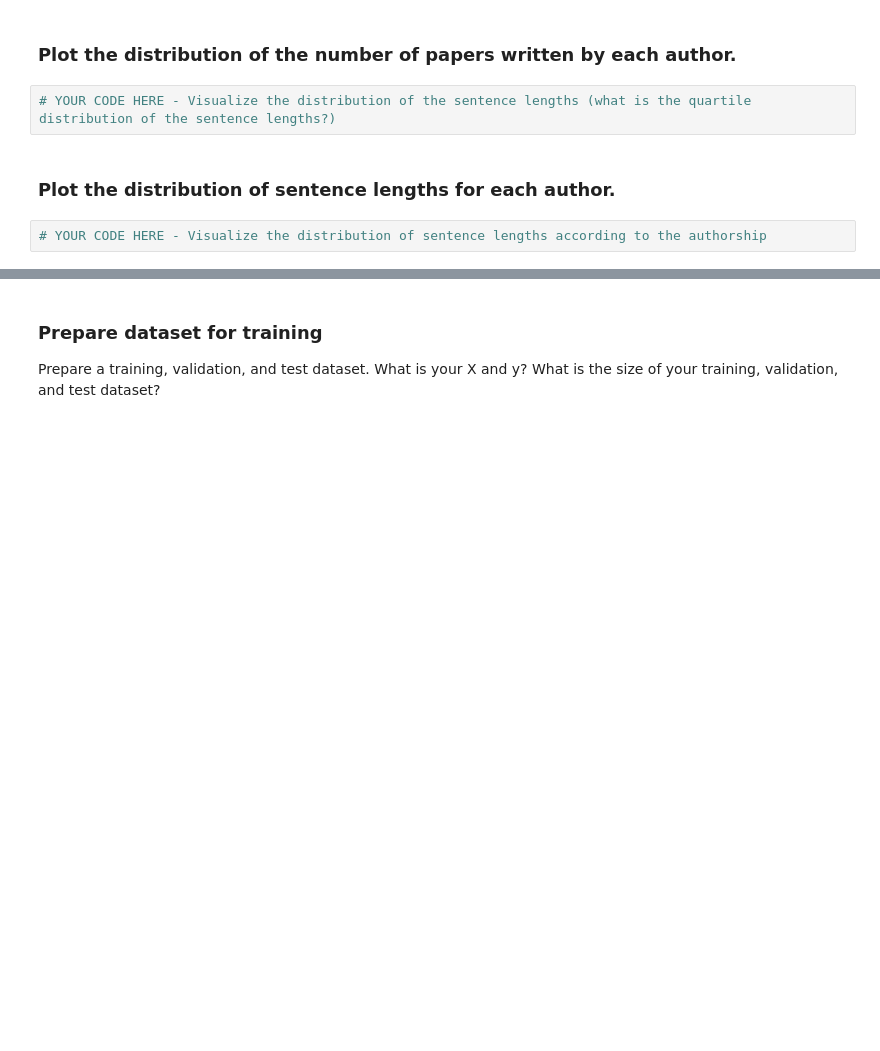
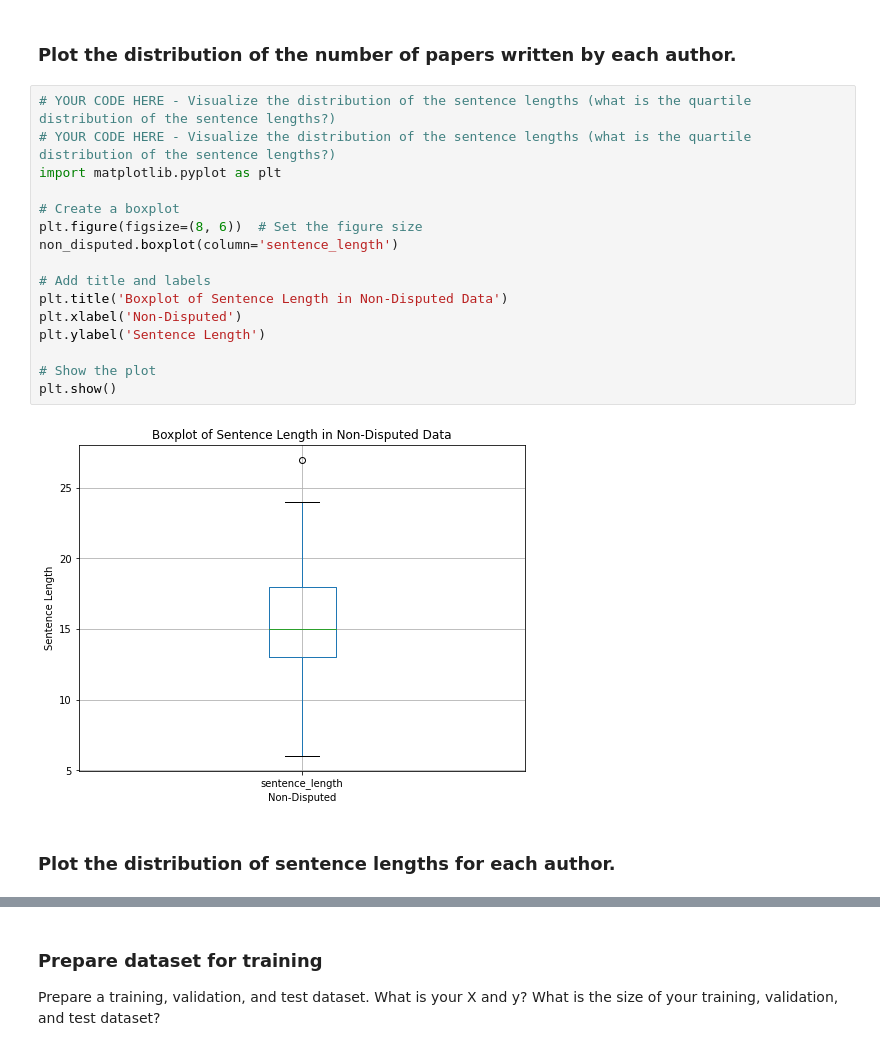
Before and after one commit to rija-masroor/DATA340_Project2, a Jupyter notebook: 02_Author_Prediction_RNN_Model.ipynb, the cells around one changed output, grey strips where cells are left out. Drawn from its saved outputs; the diff is of its cells as text; blank space fills up the shorter version.

Commit message:
visualizations

```diff
--- a/02_Author_Prediction_RNN_Model.ipynb
+++ b/02_Author_Prediction_RNN_Model.ipynb
@@ -174,9 +174,23 @@ disputed = authorship[authorship['target'] == 'dispt']
 non_disputed = authorship[authorship['target'] != 'dispt']
 # %% [markdown]
 ### Plot the distribution of the number of papers written by each author.
-# %%
-# YOUR CODE HERE - Visualize the distribution of the sentence lengths (what is the quartile distribution of the sentence lengths?)
+# %%
+# YOUR CODE HERE - Visualize the distribution of the sentence lengths (what is the quartile distribution of the sentence lengths?)
+# YOUR CODE HERE - Visualize the distribution of the sentence lengths (what is the quartile distribution of the sentence lengths?)
+import matplotlib.pyplot as plt
+
+# Create a boxplot
+plt.figure(figsize=(8, 6))  # Set the figure size
+non_disputed.boxplot(column='sentence_length')
+
+# Add title and labels
+plt.title('Boxplot of Sentence Length in Non-Disputed Data')
+plt.xlabel('Non-Disputed')
+plt.ylabel('Sentence Length')
+
+# Show the plot
+plt.show()
+# %% [output]
+[figure, added]
 # %% [markdown]
 ### Plot the distribution of sentence lengths for each author.
-# %%
-# YOUR CODE HERE - Visualize the distribution of sentence lengths according to the authorship
```
Also changed, not shown: parts of 1 cell of this notebook.
